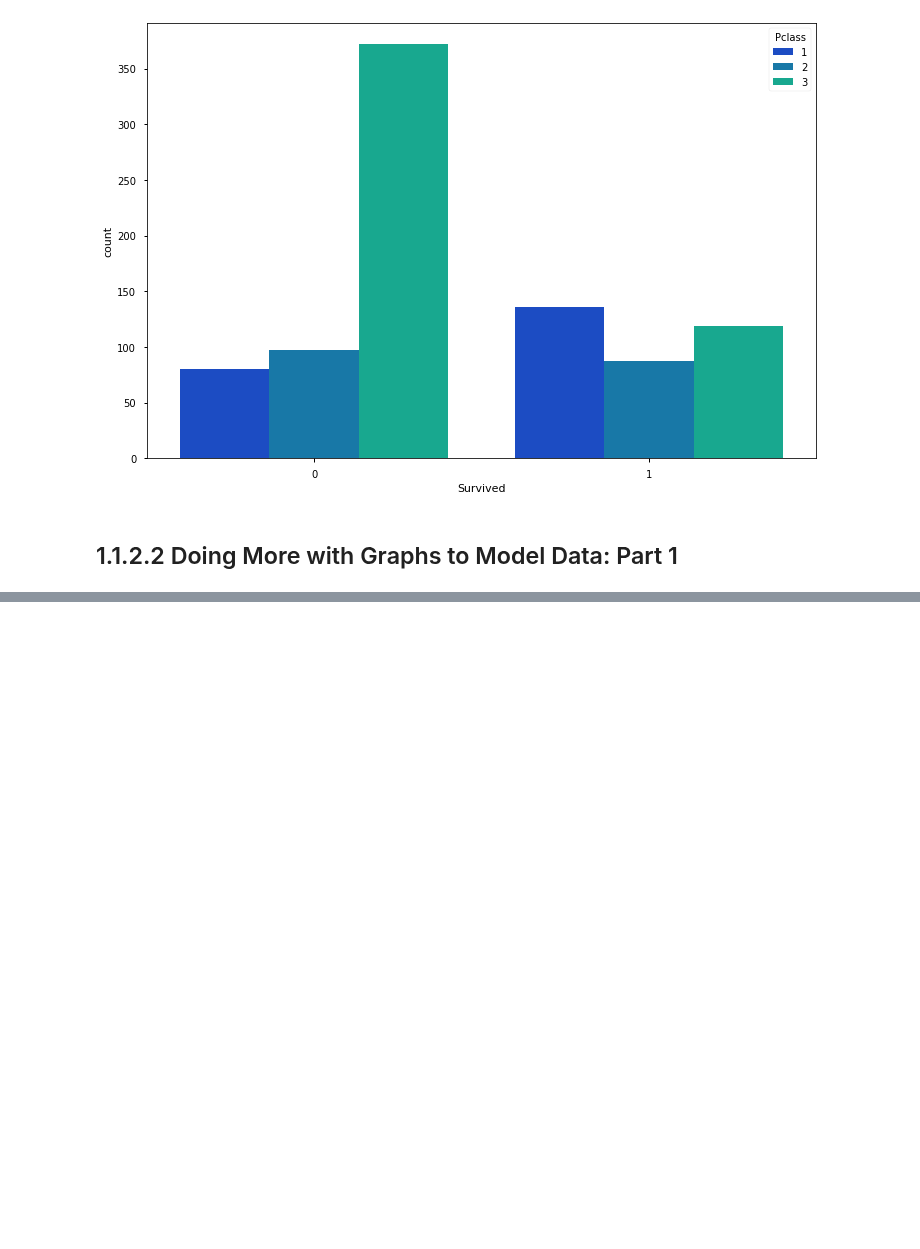
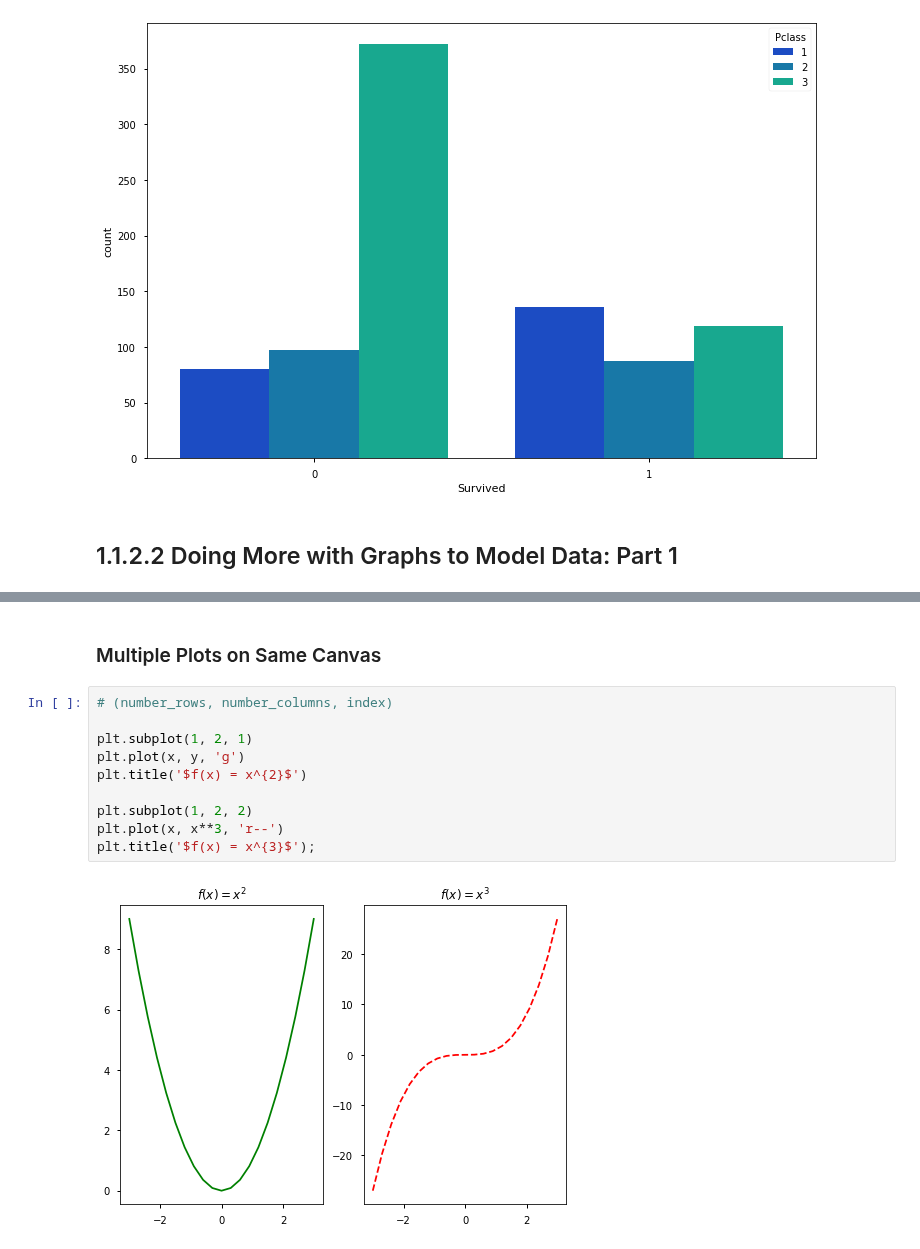
Before and after one commit to PaulToronto/Howard-University-Coursera-Linear-Algebra-For-Data-Science-Specialization, a Jupyter notebook: 1_1_2_Modeling_Data_in_Python.ipynb, the cells around one changed output, grey strips where cells are left out. Cells and saved outputs as stored; diff of their text form; blank space fills up the shorter version.

```diff
--- a/1_1_2_Modeling_Data_in_Python.ipynb
+++ b/1_1_2_Modeling_Data_in_Python.ipynb
@@ -135,0 +165,14 @@ sns.countplot(x='Survived', hue='Pclass', data=titanic, palette='winter');
+# %% [markdown]
+### Multiple Plots on Same Canvas
+# %%
+# (number_rows, number_columns, index)
+
+plt.subplot(1, 2, 1)
+plt.plot(x, y, 'g')
+plt.title('$f(x) = x^{2}$')
+
+plt.subplot(1, 2, 2)
+plt.plot(x, x**3, 'r--')
+plt.title('$f(x) = x^{3}$');
+# %% [output]
+[figure, added]
```
Also changed, not shown: parts of 29 cells of this notebook.
